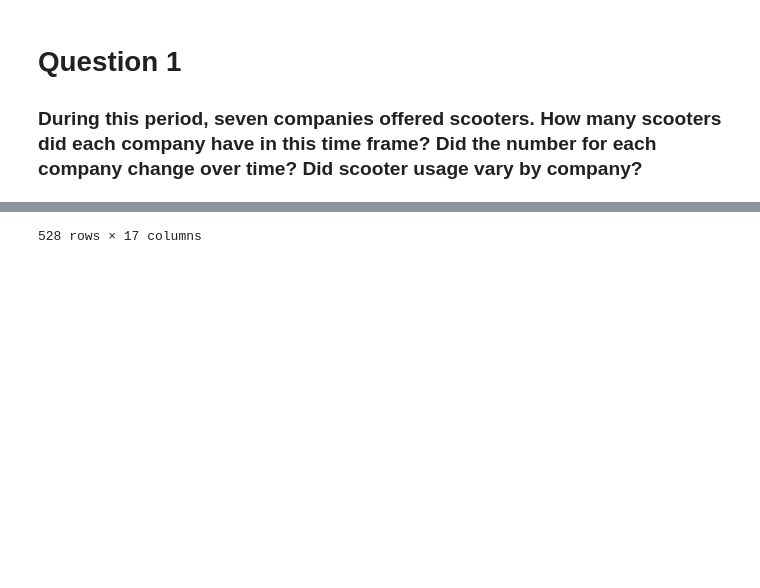
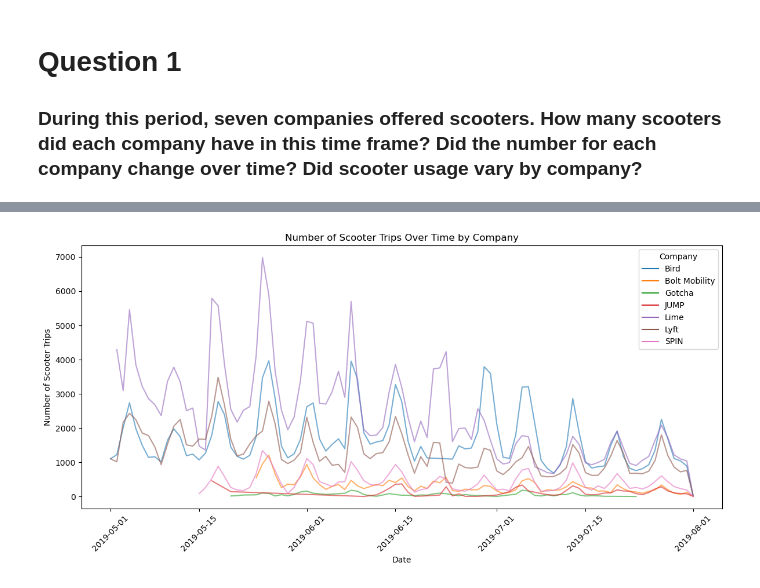
Before and after one commit to NSS-Data-Analytics-Cohort-11/scooters-no-pineapple, a Jupyter notebook: notebook/scooters.ipynb, the cells around one changed output, grey strips where cells are left out. Drawn from its saved outputs; the diff is of its cells as text; code cells hidden in the pictures; blank space fills up the shorter version.

```diff
--- a/notebook/scooters.ipynb
+++ b/notebook/scooters.ipynb
@@ -157,7 +147,7 @@ trips_by_day = (trips
 
 plt.figure(figsize=(12, 6))
 sns.lineplot(data=trips_by_day, x='pubdate', y='sumdid', hue='companyname', alpha=.6)
-sns.move_legend(st, "upper left", bbox_to_anchor=(1, 1))
+#sns.move_legend("upper left", bbox_to_anchor=(1, 1))
 plt.xticks(rotation=45)
 plt.title('Number of Scooter Trips Over Time by Company')
 plt.xlabel('Date')
@@ -165,5 +155,4 @@ plt.ylabel('Number of Scooter Trips')
 plt.legend(title='Company')
 plt.tight_layout()
 plt.show()
-plt.show()
 # %% [output]
@@ -182 +159 @@ plt.show()
-528 rows × 17 columns
+[figure, added]
```
Also changed, not shown: parts of 18 cells of this notebook.
